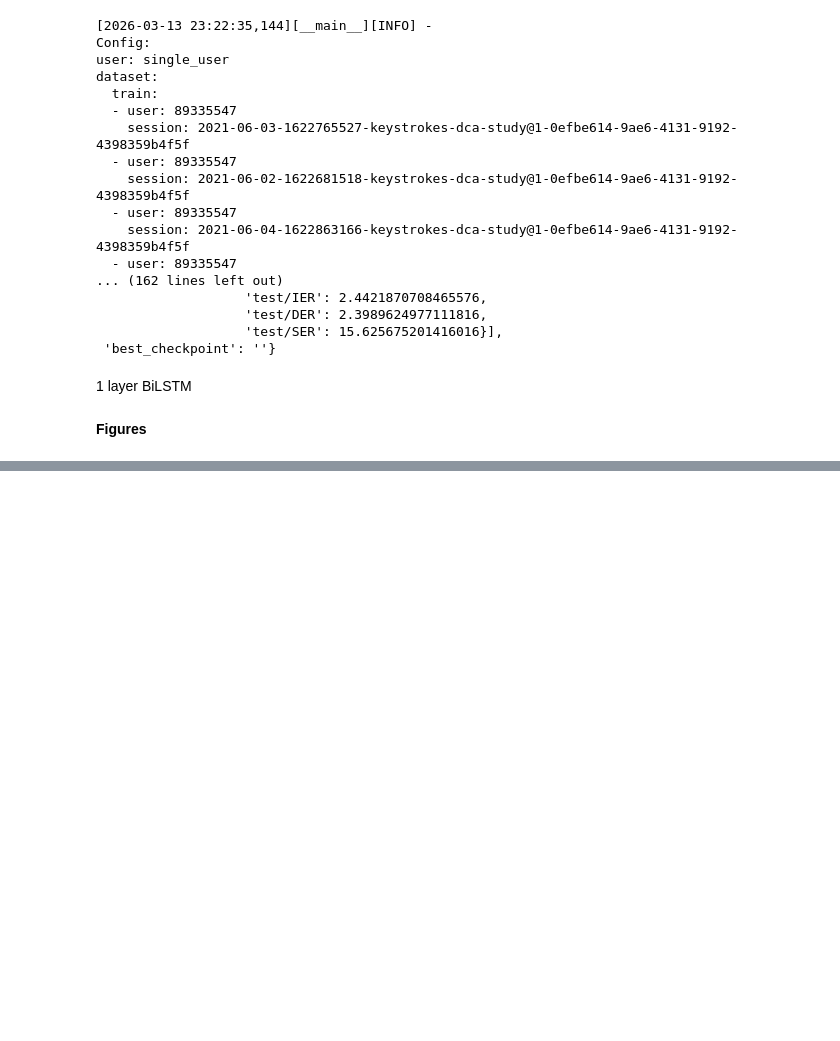
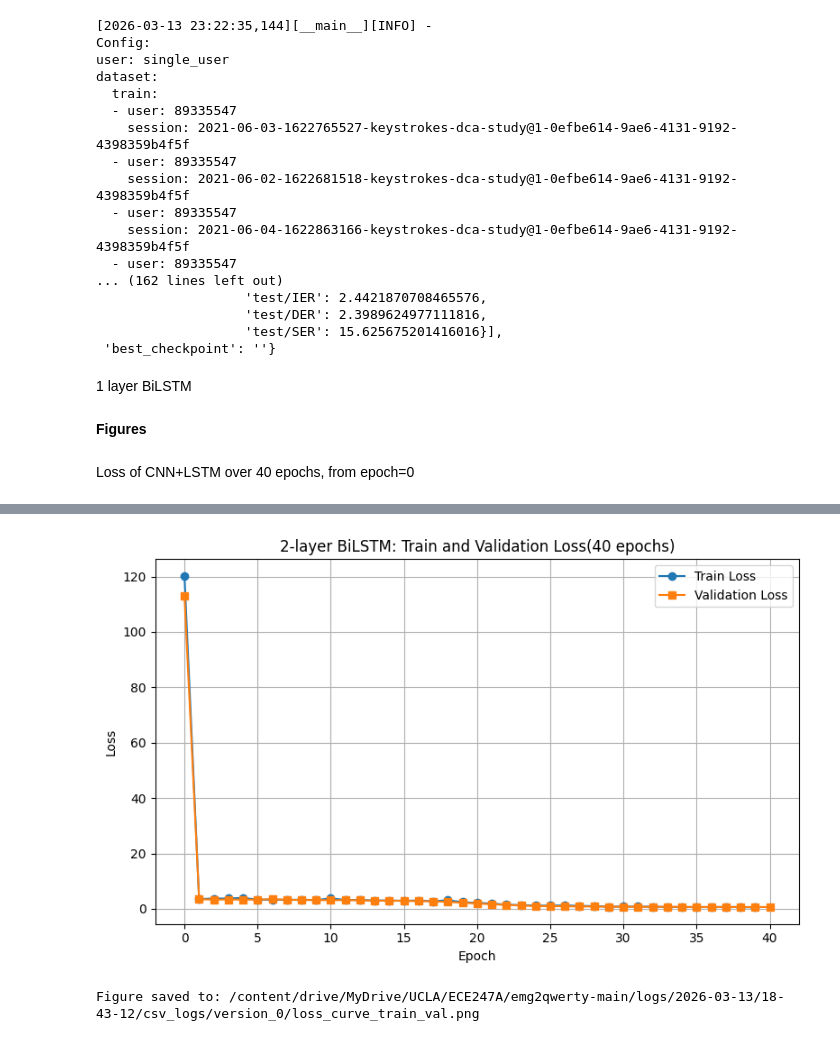
Before and after one commit to hanlu945/emg2qwerty, a Jupyter notebook: Colab_setup.ipynb, the cells around one changed output, grey strips where cells are left out. Cells and saved outputs as stored; diff of their text form; code cells hidden in the pictures; blank space fills up the shorter version.

```diff
--- a/Colab_setup.ipynb
+++ b/Colab_setup.ipynb
@@ -206,3 +206,68 @@ dataset:
   num_workers=1
 # %% [markdown]
 **Figures**
+# %% [markdown]
+Loss of CNN+LSTM over 40 epochs, from epoch=0
+# %%
+import pandas as pd
+import matplotlib.pyplot as plt
+from pathlib import Path
+metrics_path = Path("/content/drive/MyDrive/UCLA/ECE247A/emg2qwerty-main/logs/2026-03-13/18-43-12/csv_logs/version_0/metrics.csv")
+
+df = pd.read_csv(metrics_path)
+print("columns:", df.columns.tolist())
+print(df.head())
+
+train_col = None
+val_col = None
+
+for c in df.columns:
+    c_lower = c.lower()
+    if train_col is None and ("train" in c_lower and "loss" in c_lower):
+        train_col = c
+    if val_col is None and ("val" in c_lower and "loss" in c_lower):
+        val_col = c
+
+for preferred in ["train/loss_epoch", "loss_epoch", "train_loss_epoch"]:
+    if preferred in df.columns:
+        train_col = preferred
+        break
+
+for preferred in ["val/loss", "val_loss"]:
+    if preferred in df.columns:
+        val_col = preferred
+        break
+
+print("train loss column:", train_col)
+print("val loss column:", val_col)
+
+
+train_df = df[["epoch", train_col]].dropna().copy()
+train_epoch = train_df.groupby("epoch", as_index=False)[train_col].last()
+
+val_df = df[["epoch", val_col]].dropna().copy()
+val_epoch = val_df.groupby("epoch", as_index=False)[val_col].last()
+
+print("\nTrain epoch-loss:")
+print(train_epoch.head(10))
+print("\nVal epoch-loss:")
+print(val_epoch.head(10))
+
+plt.figure(figsize=(8, 5))
+plt.plot(train_epoch["epoch"], train_epoch[train_col], marker="o", label="Train Loss")
+plt.plot(val_epoch["epoch"], val_epoch[val_col], marker="s", label="Validation Loss")
+
+plt.xlabel("Epoch")
+plt.ylabel("Loss")
+plt.title("2-layer BiLSTM: Train and Validation Loss(40 epochs)")
+plt.legend()
+plt.grid(True)
+plt.tight_layout()
+
+save_dir = metrics_path.parent
+save_path = save_dir / "loss_curve_train_val.png"
+plt.savefig(save_path, dpi=300, bbox_inches="tight")
+plt.show()
+
+print(f"Figure saved to: {save_path}")
+# %% [output]
@@ -208,0 +291,2 @@ dataset:
+[figure, added]
+Figure saved to: /content/drive/MyDrive/UCLA/ECE247A/emg2qwerty-main/logs/2026-03-13/18-43-12/csv_logs/version_0/loss_curve_train_val.png
```
Also changed, not shown: parts of 11 cells of this notebook.
